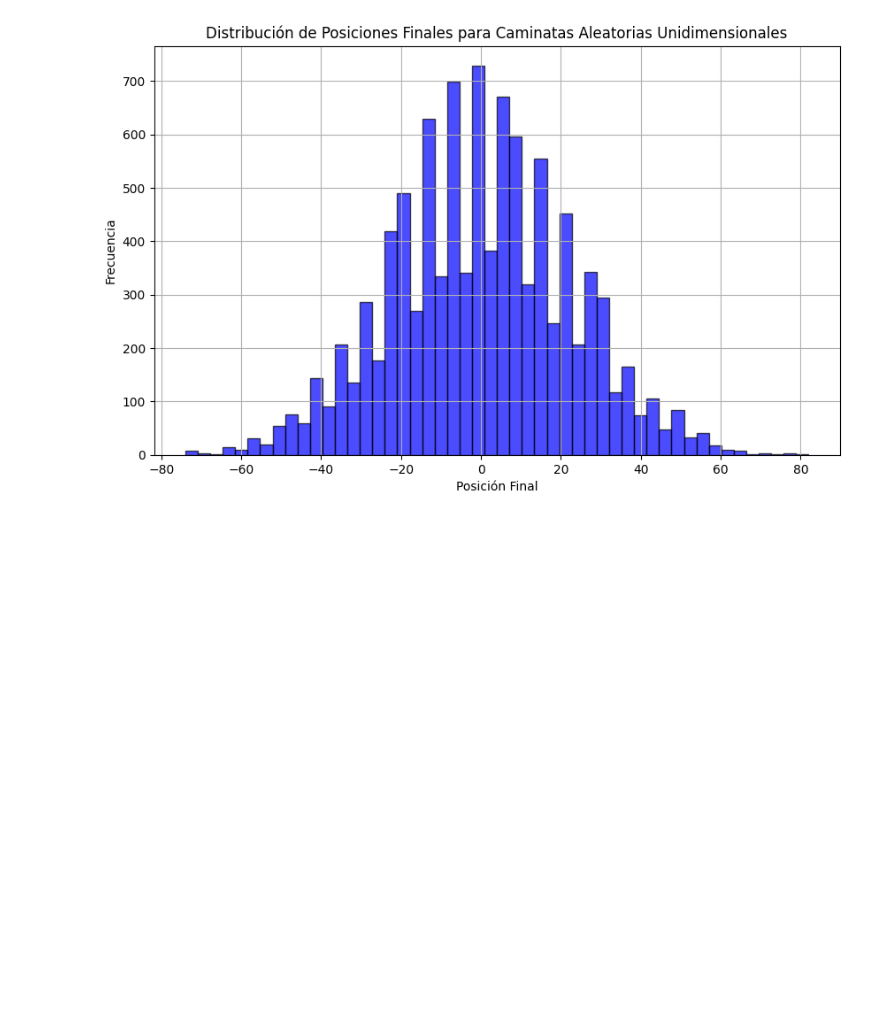
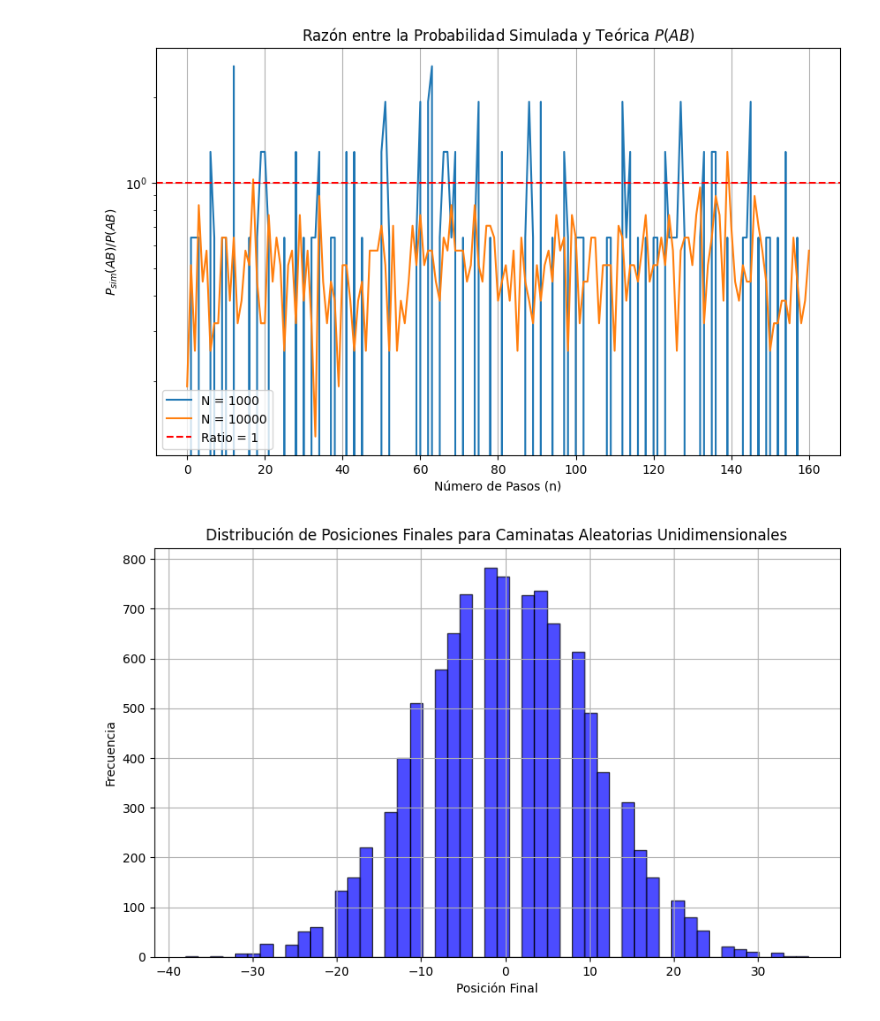
Before and after one commit to SaltyPumpkin/Random-Walk, a Jupyter notebook: Caminatas Aleatorias.ipynb, the cells around one changed output. Saved outputs shown, nothing was run; the diff lists cells and outputs as text; code cells hidden in the pictures; blank space fills up the shorter version.

Commit message:
Graficas

```diff
--- a/Caminatas Aleatorias.ipynb
+++ b/Caminatas Aleatorias.ipynb
@@ -212,18 +139,65 @@ plt.show()
+# %%
+# Parámetros
+P_AB_teorico = 0.00156057328  # Valor Teórico P(AB)
+n = 80  # Número de pasos (n)
+N_values = [1000, 10000]  # Valores de N (número de caminatas aleatorias)
+
+# Valores de n desde 0 hasta 2n
+n_values = np.arange(0, 2 * n + 1)
+
+# Generar listas para almacenar los ratios
+ratios_list = []
+
+
+# Función para Generar Caminatas Aleatorias y Contar Caminatas Válidas
+def generar_caminatas(N, n):
+    caminatas_validas = []
+    for _ in range(N):
+        pasos = np.random.choice([-1, 1], size=2 * n)
+        posicion = np.cumsum(pasos)
+        if posicion[-1] == 0 and np.all(posicion >= 0):
+            caminatas_validas.append(pasos)
+    return np.array(caminatas_validas)
+
+
+# Simulación y Cálculo de la Razón P_sim(AB)/P(AB)
+for N in N_values:
+    ratios = []
+    for _ in range(len(n_values)):
+        # Generar caminatas y contar caminatas válidas
+        caminatas_validas = generar_caminatas(N, n)
+
+        # Probabilidad simulada P_sim(AB)
+        P_sim_AB = len(caminatas_validas) / N
+
+        # Calcular la razón P_sim(AB)/P(AB)
+        ratio = P_sim_AB / P_AB_teorico
+        ratios.append(ratio)
+    ratios_list.append(ratios)
+
+
+# Graficar la Razón P_sim(AB)/P(AB)
+plt.figure(figsize=(10, 6))  # Tamaño de la figura
+for i in range(len(ratios_list)):  # Generar una gráfica para cada N
+    plt.plot(n_values, ratios_list[i], linestyle='-', label=f'N = {N_values[i]}')
+plt.axhline(y=1, color='r', linestyle='--', label='Ratio = 1')
+plt.xlabel('Número de Pasos (n)')
+plt.ylabel(r'$P_{sim}(AB) / P(AB)$')
+plt.title('Razón entre la Probabilidad Simulada y Teórica $P(AB)$')
+plt.legend()
+plt.grid(True)
+plt.yscale('log')  # Escala logarítmica para mejorar la visualización
+plt.show()
+# %% [output]
+[figure, added]
 # %%
-import numpy as np
-import matplotlib.pyplot as plt
-
-# Parámetros
-num_steps = 500  # Número de pasos
-num_walks = 10000  # Número de caminatas
-
 # Lista para almacenar la posición final de cada caminata
 final_positions = []
 
 # Simulación de caminatas aleatorias unidimensionales
-for i in range(num_walks):
+for i in range(num_caminatas):
     # Genera una caminata aleatoria: -1 para paso a la izquierda, 1 para paso a la derecha
-    steps = np.random.choice([-1, 1], size=num_steps)
+    steps = np.random.choice([-1, 1], size=num_pasos)
 
     # Calcula la posición en cada paso
     position = np.cumsum(steps)
@@ -242,4 +216,4 @@ plt.ylabel('Frecuencia')
 plt.grid(True)
 plt.show()
 # %% [output]
-[figure, old version]
+[figure, new version]
```
Also changed, not shown: parts of 6 cells of this notebook.
